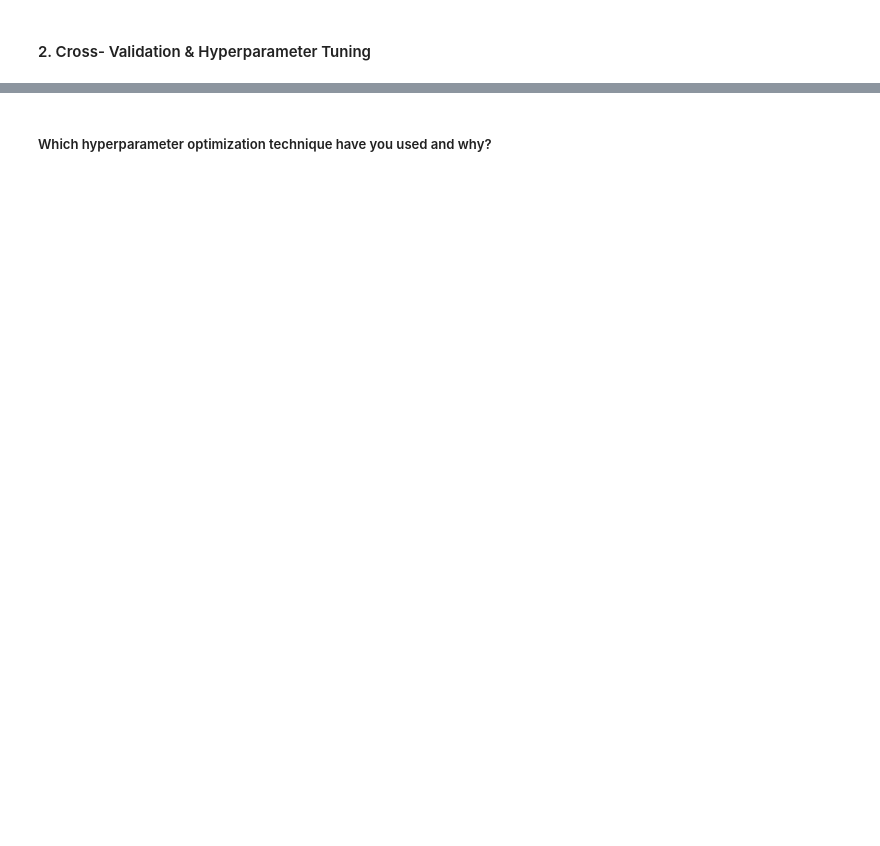
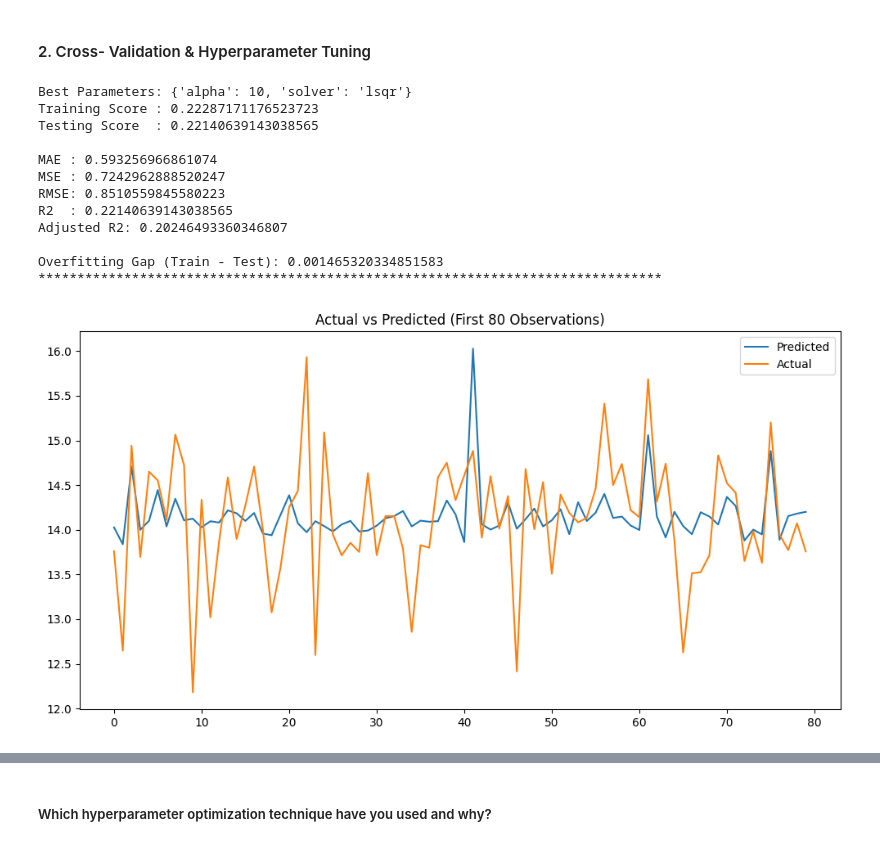
Before and after one commit to Saluja50/ted-talk-views-prediction-model, a Jupyter notebook: ted_talk_views_prediction_model.ipynb, the cells around one changed output, grey strips where cells are left out. Saved outputs shown, nothing was run; the diff lists cells and outputs as text; code cells hidden in the pictures; blank space fills up the shorter version.

```diff
--- a/ted_talk_views_prediction_model.ipynb
+++ b/ted_talk_views_prediction_model.ipynb
@@ -1053,0 +1206,52 @@ Answer Here.
+# %%
+# ML Model - 1 Implementation with hyperparameter optimization techniques (i.e., GridSearch CV, RandomSearch CV, Bayesian Optimization etc.)
+
+from sklearn.model_selection import GridSearchCV
+from sklearn.linear_model import Ridge
+
+# Model
+model = Ridge()
+
+# Hyperparameter Grid
+param_grid = {
+    'alpha': [0.01, 0.1, 1, 10, 100],
+    'solver': ['auto', 'svd', 'cholesky', 'lsqr']
+}
+
+# GridSearchCV
+grid = GridSearchCV(
+    estimator=model,
+    param_grid=param_grid,
+    cv=5,
+    scoring='r2',
+    n_jobs=-1
+)
+
+# Fit
+grid.fit(X_train, Y_train)
+
+# Best Parameters
+print("Best Parameters:", grid.best_params_)
+
+# Best Model
+best_model = grid.best_estimator_
+
+# Predict
+Y_pred = best_model.predict(X_test)
+
+# Evaluate using your function
+score_metrics(best_model, X_train, X_test, Y_train, Y_test)
+# %% [output]
+Best Parameters: {'alpha': 10, 'solver': 'lsqr'}
+Training Score : 0.22287171176523723
+Testing Score  : 0.22140639143038565
+
+MAE : 0.593256966861074
+MSE : 0.7242962888520247
+RMSE: 0.8510559845580223
+R2  : 0.22140639143038565
+Adjusted R2: 0.20246493360346807
+
+Overfitting Gap (Train - Test): 0.001465320334851583
+********************************************************************************
+[figure, added]
```
Also changed, not shown: parts of 116 cells of this notebook.
